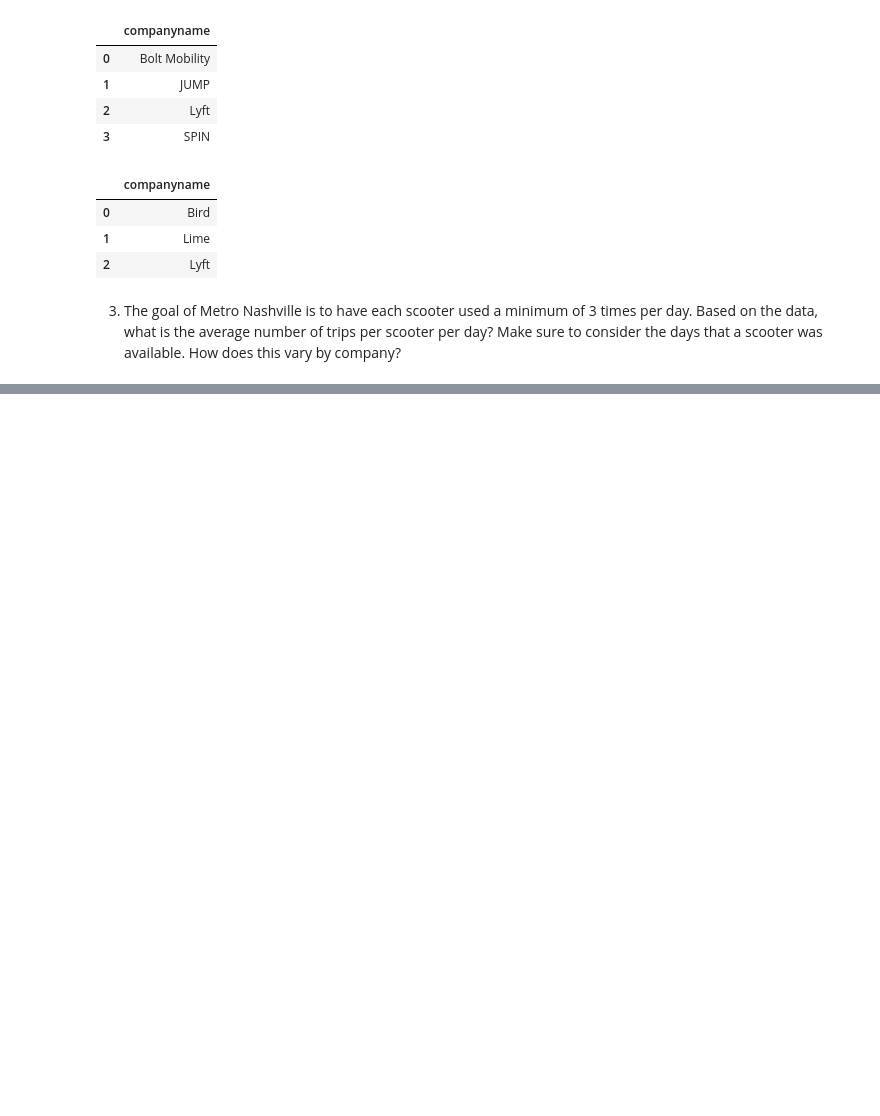
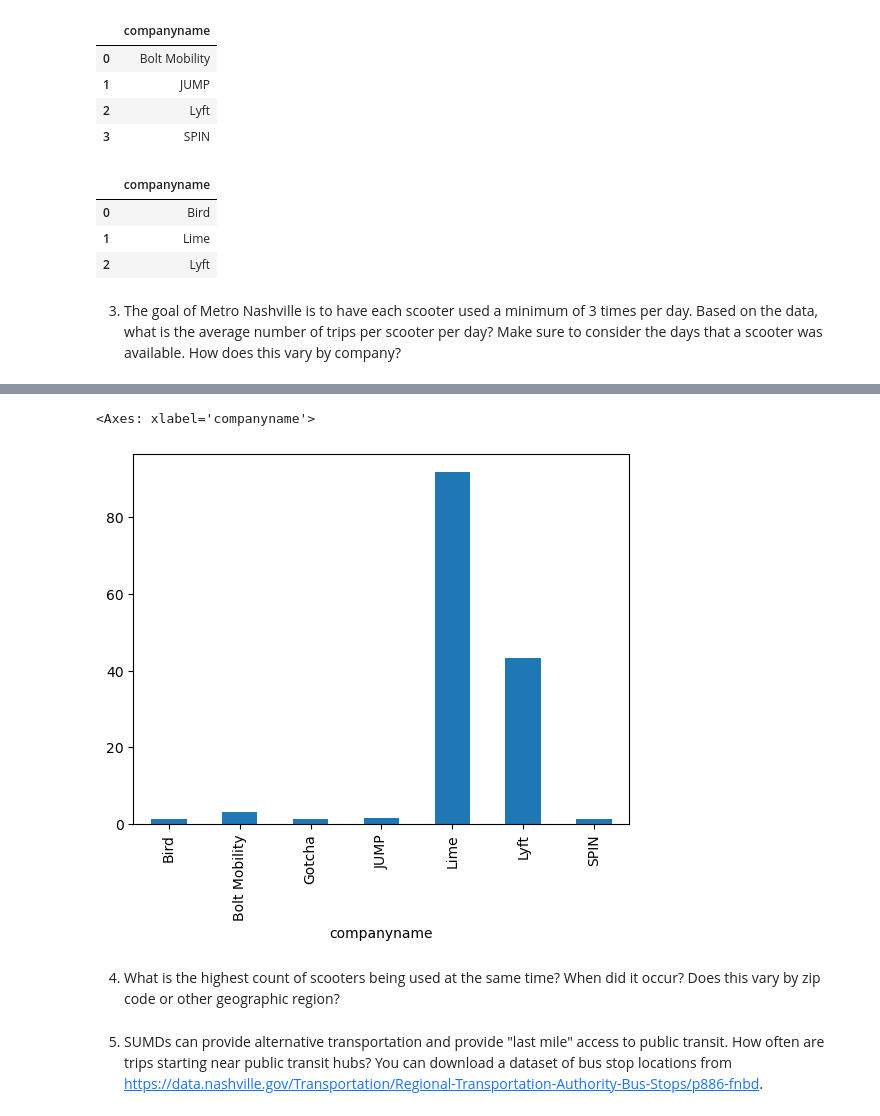
Before and after one commit to elisianguyen/nashville_scooters, a Jupyter notebook: notebooks/scooter_code.ipynb, the cells around one changed output, grey strips where cells are left out. Drawn from its saved outputs; the diff is of its cells as text; code cells hidden in the pictures; blank space fills up the shorter version.

Commit message:
starting on 4

```diff
--- a/notebooks/scooter_code.ipynb
+++ b/notebooks/scooter_code.ipynb
@@ -381,0 +441,4 @@ trips_under
+# %%
+#count of scooter per company who have trip durations that exceed 1 minute but not 24hrs
+scooter_by_comp=scooter_daily_avg.groupby(['companyname'])['sumdid'].count()
+scooter_by_comp
@@ -381,0 +455,6 @@ trips_under
+# %%
+#count of scooters being used 3xs per day per company who have trip durations that exceed 1 minute but not 24hrs
+scooter_daily_avg.dtypes
+higher_than_3=scooter_daily_avg.loc[scooter_daily_avg['daily_avg']>=3.0]
+higher_than_3_count=higher_than_3.groupby(['companyname'])['sumdid'].count()
+higher_than_3_count
@@ -381,0 +471,4 @@ trips_under
+# %%
+#percentage of scooters (who have trip durations that exceed 1 minute but not 24hrs) being used more than 3xs per day by company
+percents=(higher_than_3_count/scooter_by_comp)*100
+percents
@@ -381,0 +485,8 @@ trips_under
+# %%
+percents.plot(kind='bar')
+#I think I'm supposed to normalize this because of the huge disparity in the amount of scootrers per company
+# %% [output]
+<Axes: xlabel='companyname'>
+[figure, added]
+# %% [markdown]
+4. What is the highest count of scooters being used at the same time? When did it occur? Does this vary by zip code or other geographic region?
@@ -381,0 +501,2 @@ trips_under
+# %% [markdown]
+5. SUMDs can provide alternative transportation and provide "last mile" access to public transit. How often are trips starting near public transit hubs? You can download a dataset of bus stop locations from https://data.nashville.gov/Transportation/Regional-Transportation-Authority-Bus-Stops/p886-fnbd.
```
Also changed, not shown: parts of 6 cells of this notebook.
